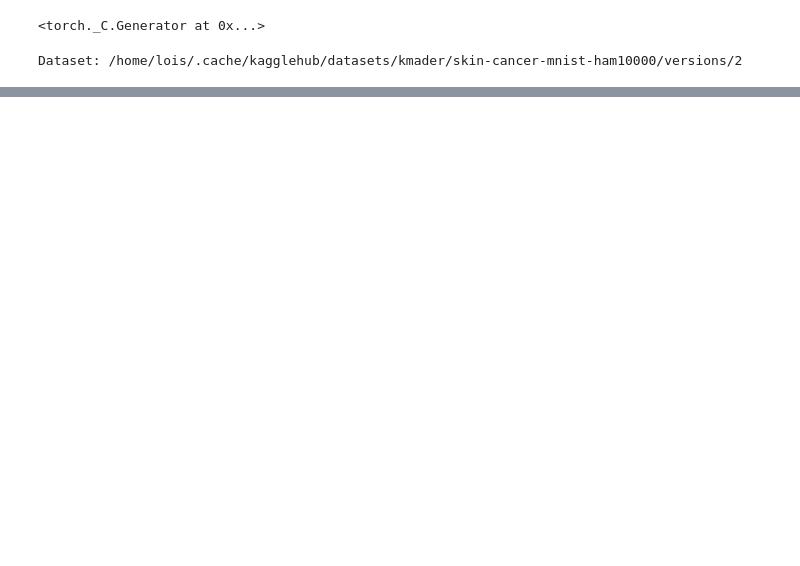
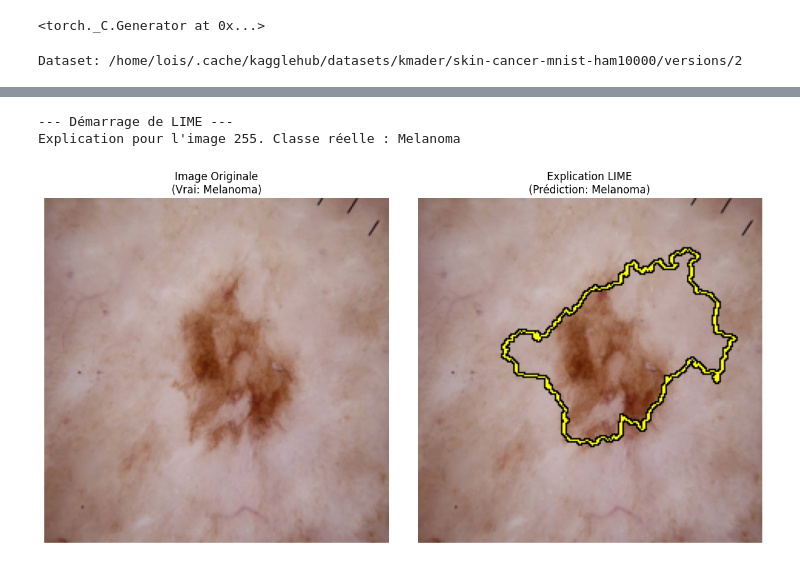
Before and after one commit to loisBreant/mlbio, a Jupyter notebook: train.ipynb, the cells around one changed output, grey strips where cells are left out. Cells and saved outputs as stored; diff of their text form; code cells hidden in the pictures; blank space fills up the shorter version.

Commit message:
feat: lime

```diff
--- a/train.ipynb
+++ b/train.ipynb
@@ -276,0 +234,71 @@ plt.show()
+# %%
+# ==========================================
+# 6. LIME EXPLANATION
+# ==========================================
+
+print("\n--- Démarrage de LIME ---")
+
+def batch_predict(images):
+    model.eval()
+    batch = torch.stack([data_transforms['val'](Image.fromarray(i)) for i in images], dim=0)
+    batch = batch.to(DEVICE)
+    with torch.no_grad():
+        logits = model(batch)
+        probs = F.softmax(logits, dim=1)
+    return probs.detach().cpu().numpy()
+
+explainer = lime_image.LimeImageExplainer()
+
+idx = np.random.randint(0, len(test_dataset))
+img_tensor, label_idx = test_dataset[idx]
+# On recharge l'image brute pour affichage
+img_path = test_df.iloc[idx]['path']
+img_numpy = np.array(Image.open(img_path).convert('RGB').resize((224, 224)))
+
+print(f"Explication pour l'image {idx}. Classe réelle : {le.classes_[label_idx]}")
+
+explanation = explainer.explain_instance(
+    img_numpy,
+    batch_predict,
+    top_labels=5,
+    hide_color=0,
+    num_samples=10000
+)
+# ... (votre code LIME précédent reste le même jusqu'à 'explanation') ...
+
+# Récupération de l'image et du masque
+temp, mask = explanation.get_image_and_mask(
+    explanation.top_labels[0],
+    positive_only=True,
+    num_features=5,
+    hide_rest=False
+)
+
+# --- CORRECTION DE L'AFFICHAGE ---
+plt.figure(figsize=(12, 6))
+
+# Image de gauche : Originale
+plt.subplot(1, 2, 1)
+plt.imshow(img_numpy)
+plt.title(f"Image Originale\n(Vrai: {le.classes_[label_idx]})")
+plt.axis('off')
+
+# Image de droite : Explication LIME
+plt.subplot(1, 2, 2)
+
+# Astuce : On s'assure que l'image est bien entre 0 et 1 pour l'affichage
+img_to_show = temp.copy()
+if img_to_show.max() > 1:
+    img_to_show = img_to_show / 255.0
+
+# On affiche sans ajouter de luminosité artificielle (+ 0.5 retiré)
+plt.imshow(mark_boundaries(img_to_show, mask, color=(1, 1, 0), outline_color=(0, 0, 0))) # Jaune avec contour noir
+plt.title(f"Explication LIME\n(Prédiction: {le.classes_[explanation.top_labels[0]]})")
+plt.axis('off')
+
+plt.tight_layout()
+plt.show()
+# %% [output]
+--- Démarrage de LIME ---
+Explication pour l'image 255. Classe réelle : Melanoma
+[figure, added]
```
Also changed, not shown: parts of 4 cells of this notebook.
